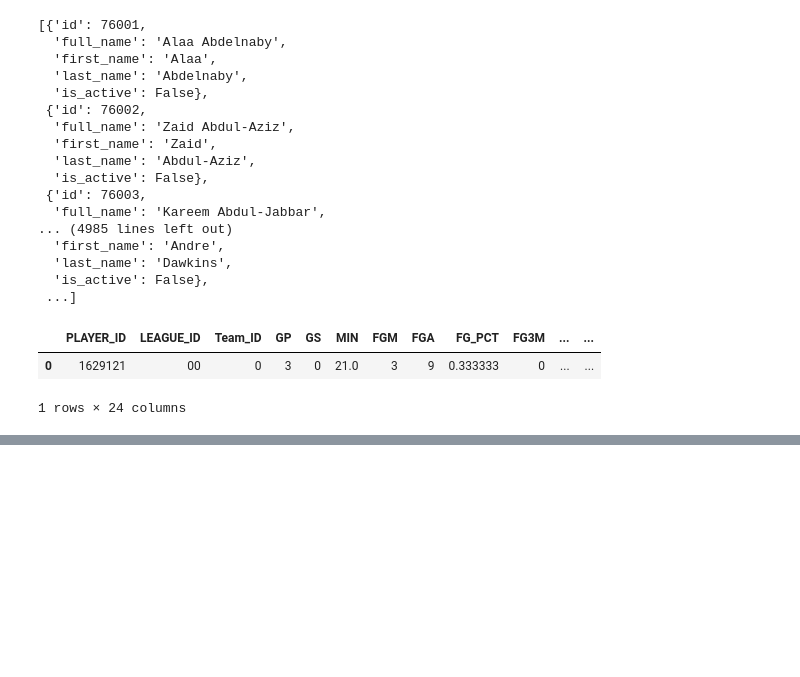
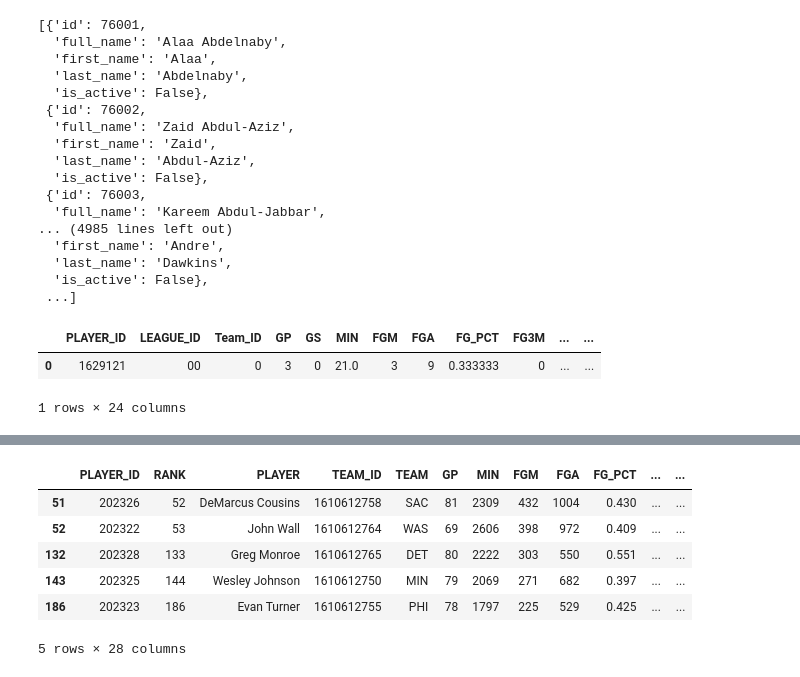
Before and after one commit to mannievilla/NBA-Draft-Selections, a Jupyter notebook: NBA_webscrape.ipynb, the cells around one changed output, grey strips where cells are left out. Cells and saved outputs as stored; diff of their text form; code cells hidden in the pictures; blank space fills up the shorter version.

```diff
--- a/NBA_webscrape.ipynb
+++ b/NBA_webscrape.ipynb
@@ -370,0 +444,12 @@ leaders_14_15 = leagueleaders.LeagueLeaders(season='2014-15').get_data_frames()[
+# %%
+#create a mask for the anthro metric results
+metrics_leaders_10 = leaders_10_11[leaders_10_11['PLAYER'].isin(anthro_2010['PLAYER_NAME'].values)]
+metrics_leaders_10.head()
+# %% [output]
+|  | PLAYER_ID | RANK | PLAYER | TEAM_ID | TEAM | GP | MIN | FGM | FGA | FG_PCT | ... | ... |
+| 51 | 202326 | 52 | DeMarcus Cousins | 1610612758 | SAC | 81 | 2309 | 432 | 1004 | 0.430 | ... | ... |
+| 52 | 202322 | 53 | John Wall | 1610612764 | WAS | 69 | 2606 | 398 | 972 | 0.409 | ... | ... |
+| 132 | 202328 | 133 | Greg Monroe | 1610612765 | DET | 80 | 2222 | 303 | 550 | 0.551 | ... | ... |
+| 143 | 202325 | 144 | Wesley Johnson | 1610612750 | MIN | 79 | 2069 | 271 | 682 | 0.397 | ... | ... |
+| 186 | 202323 | 186 | Evan Turner | 1610612755 | PHI | 78 | 1797 | 225 | 529 | 0.425 | ... | ... |
+5 rows × 28 columns
```
Also changed, not shown: parts of 16 cells of this notebook.
